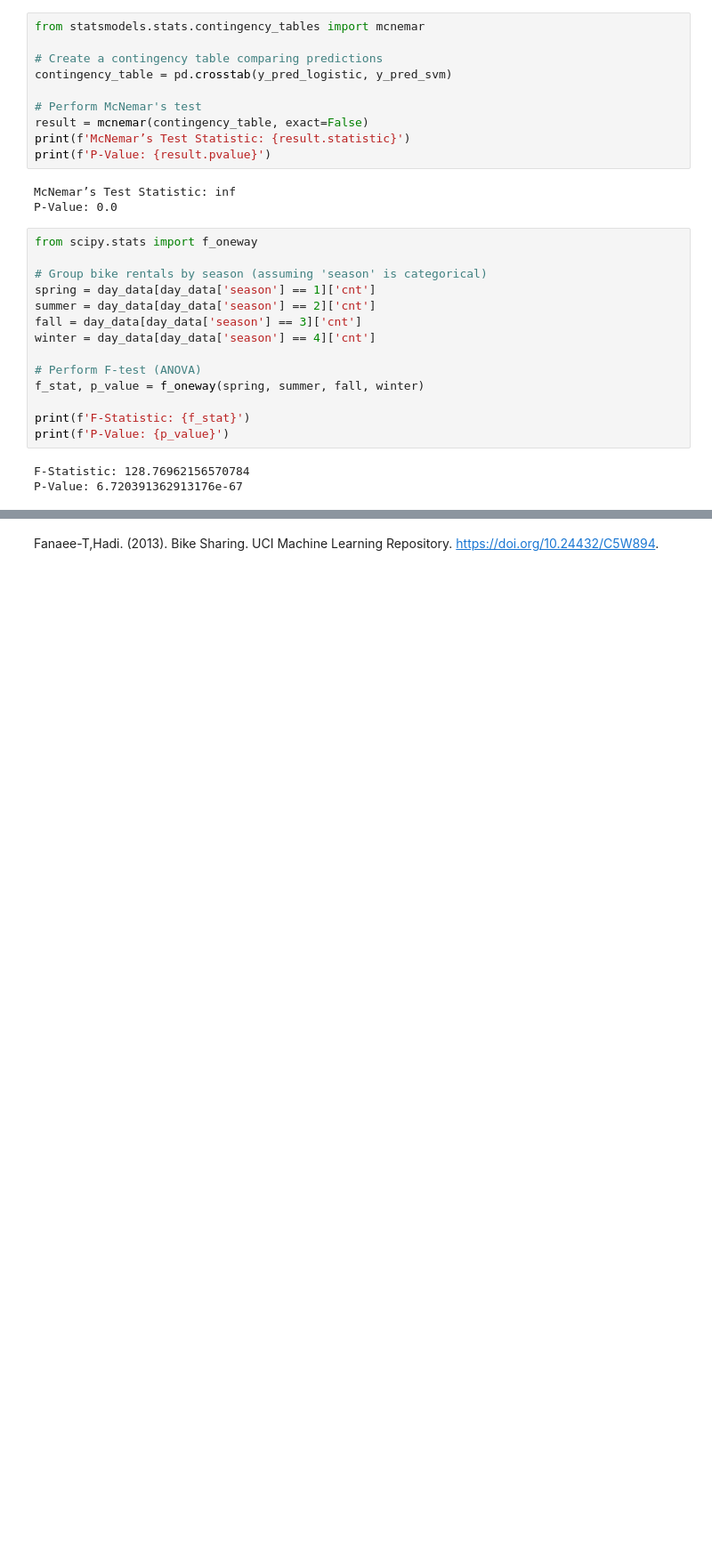
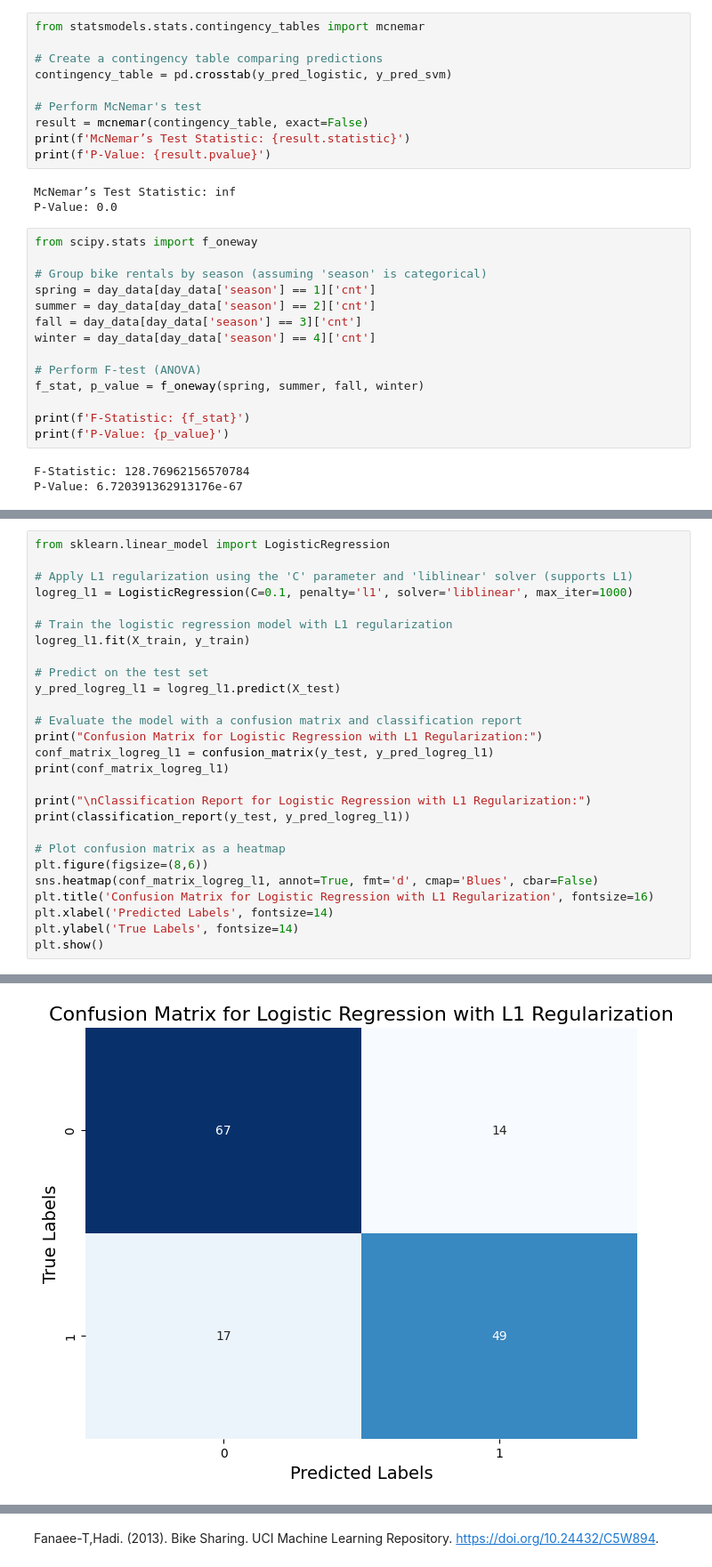
Before and after one commit to s9b/bike-rental-and-sharing-analysis, a Jupyter notebook: bike_rental_and_sharing_analysis.ipynb, the cells around one changed output, grey strips where cells are left out. Shown at 89% size. Saved outputs shown, nothing was run; the diff lists cells and outputs as text; blank space fills up the shorter version.

```diff
--- a/bike_rental_and_sharing_analysis.ipynb
+++ b/bike_rental_and_sharing_analysis.ipynb
@@ -323,0 +404,28 @@ P-Value: 6.720391362913176e-67
+# %%
+from sklearn.linear_model import LogisticRegression
+
+# Apply L1 regularization using the 'C' parameter and 'liblinear' solver (supports L1)
+logreg_l1 = LogisticRegression(C=0.1, penalty='l1', solver='liblinear', max_iter=1000)
+
+# Train the logistic regression model with L1 regularization
+logreg_l1.fit(X_train, y_train)
+
+# Predict on the test set
+y_pred_logreg_l1 = logreg_l1.predict(X_test)
+
+# Evaluate the model with a confusion matrix and classification report
+print("Confusion Matrix for Logistic Regression with L1 Regularization:")
+conf_matrix_logreg_l1 = confusion_matrix(y_test, y_pred_logreg_l1)
+print(conf_matrix_logreg_l1)
+
+print("\nClassification Report for Logistic Regression with L1 Regularization:")
+print(classification_report(y_test, y_pred_logreg_l1))
+
+# Plot confusion matrix as a heatmap
+plt.figure(figsize=(8,6))
+sns.heatmap(conf_matrix_logreg_l1, annot=True, fmt='d', cmap='Blues', cbar=False)
+plt.title('Confusion Matrix for Logistic Regression with L1 Regularization', fontsize=16)
+plt.xlabel('Predicted Labels', fontsize=14)
+plt.ylabel('True Labels', fontsize=14)
+plt.show()
+# %% [output]
@@ -323,0 +445 @@ P-Value: 6.720391362913176e-67
+[figure, added]
```
Also changed, not shown: parts of 8 cells of this notebook.
